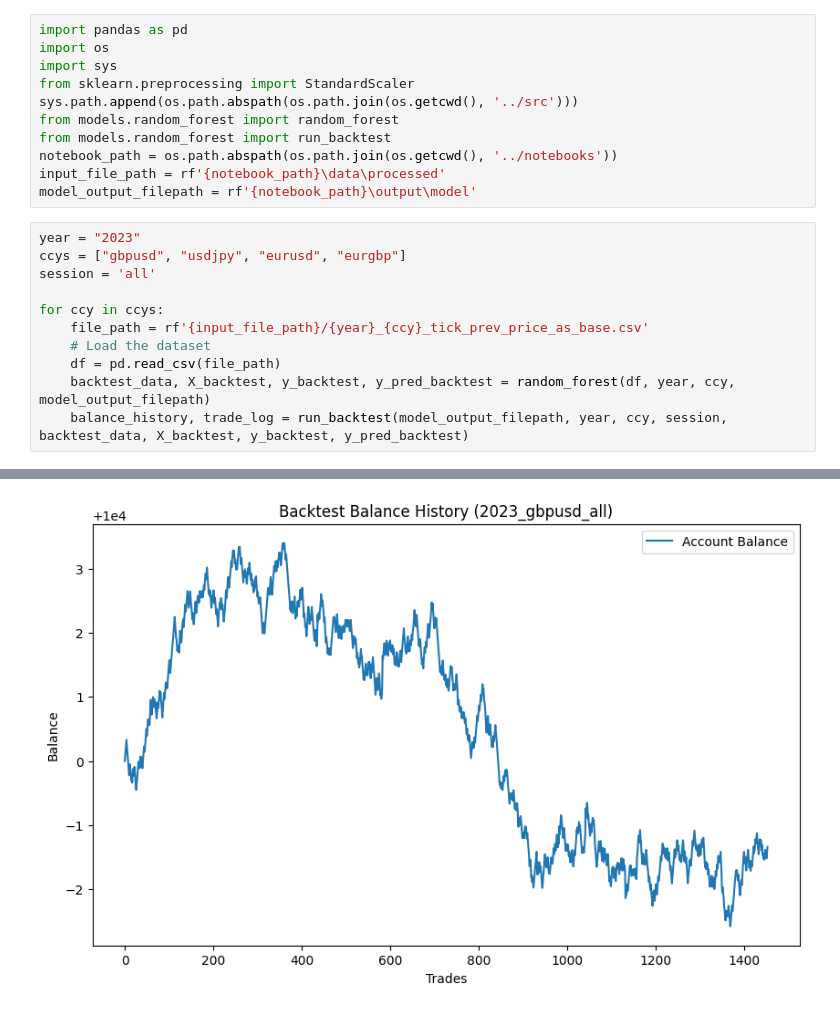
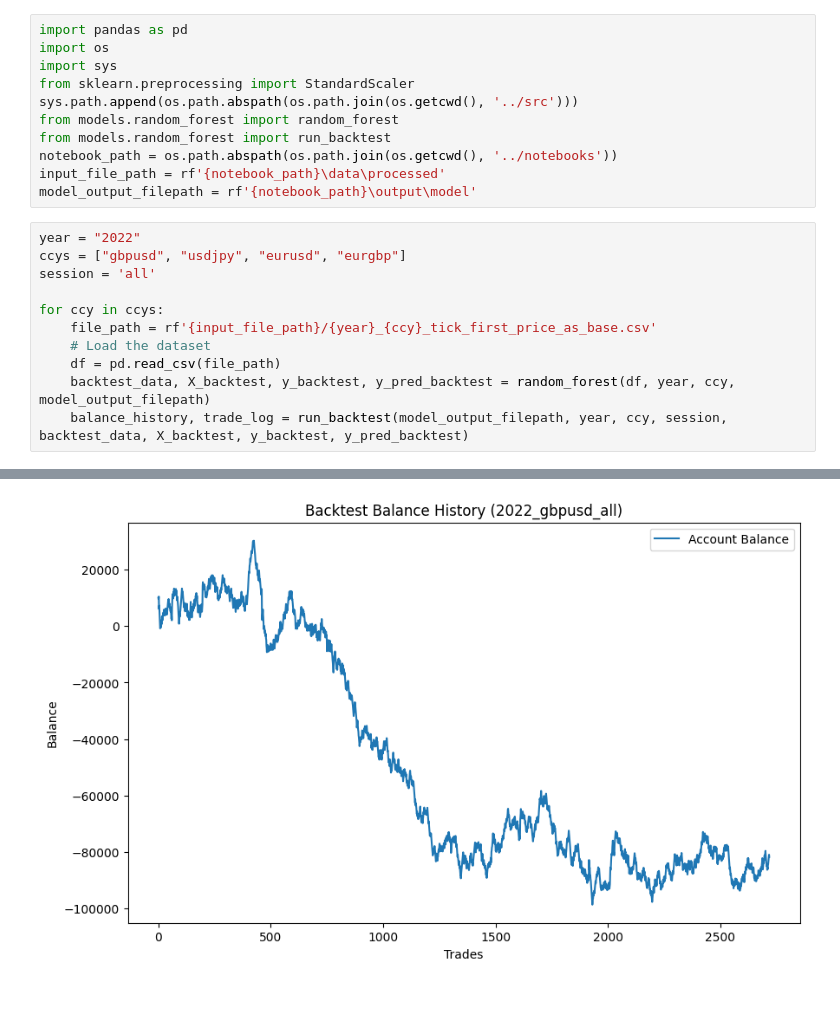
Before and after one commit to morma03/fx_strategy, a Jupyter notebook: notebooks/random_forest.ipynb, the cells around one changed output, grey strips where cells are left out. Saved outputs shown, nothing was run; the diff lists cells and outputs as text.

```diff
--- a/notebooks/random_forest.ipynb
+++ b/notebooks/random_forest.ipynb
@@ -10,12 +10,12 @@ notebook_path = os.path.abspath(os.path.join(os.getcwd(), '../notebooks'))
 input_file_path = rf'{notebook_path}\data\processed'
 model_output_filepath = rf'{notebook_path}\output\model'
 # %%
-year = "2023"
+year = "2022"
 ccys = ["gbpusd", "usdjpy", "eurusd", "eurgbp"]
 session = 'all'
 
 for ccy in ccys:
-    file_path = rf'{input_file_path}/{year}_{ccy}_tick_prev_price_as_base.csv'
+    file_path = rf'{input_file_path}/{year}_{ccy}_tick_first_price_as_base.csv'
     # Load the dataset
     df = pd.read_csv(file_path)
     backtest_data, X_backtest, y_backtest, y_pred_backtest = random_forest(df, year, ccy, model_output_filepath)
@@ -41,3 +41,3 @@ Testing Data (Tick Numbers and Timestamps):
-[figure, old version]
+[figure, new version]
 Training Data (Tick Numbers and Timestamps):
    tick_number            datetime
```
Also changed, not shown: parts of 1 cell of this notebook, 14 other files.
